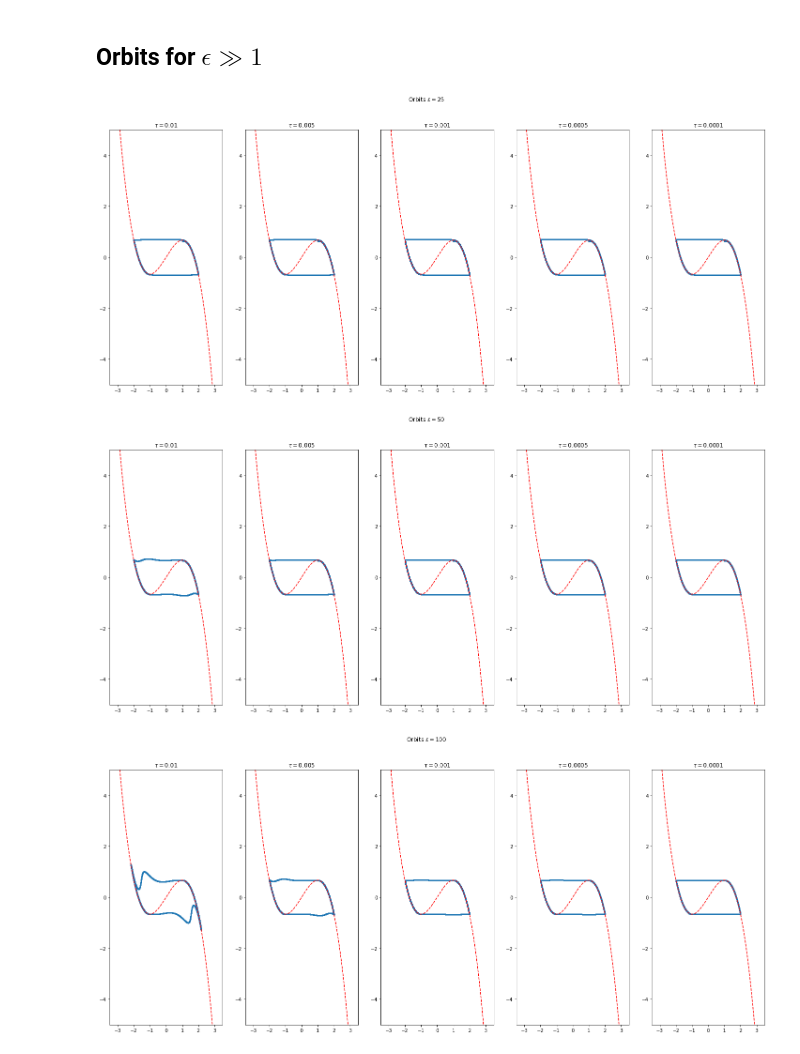
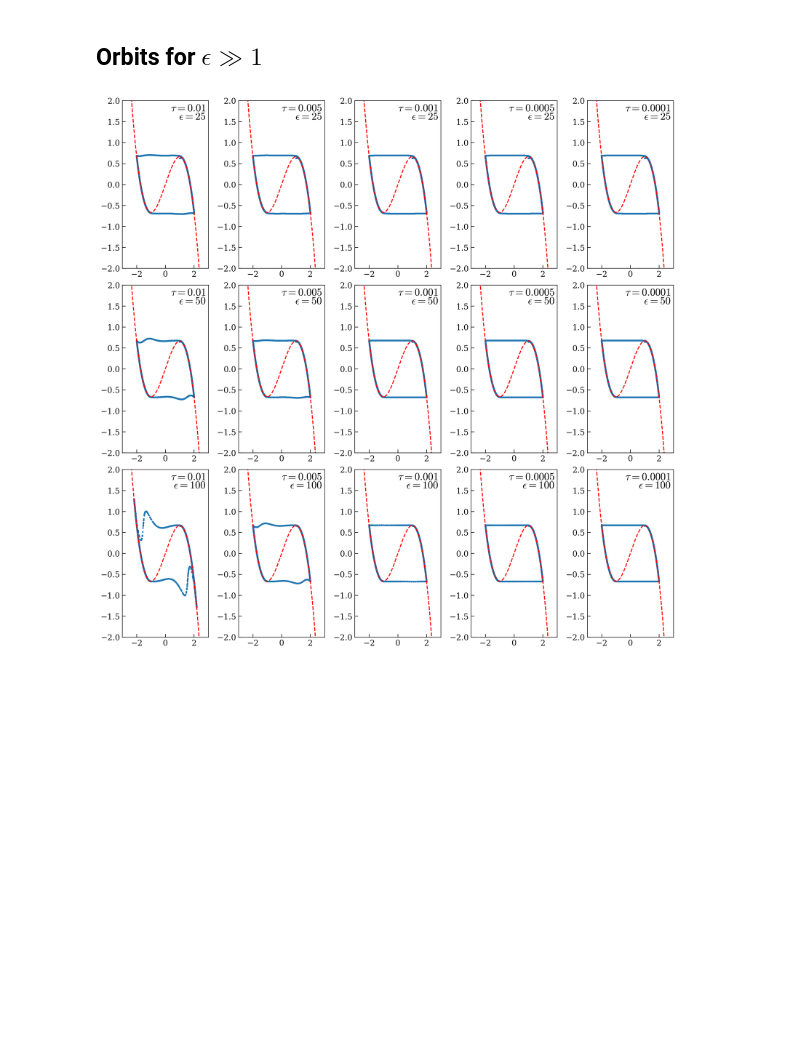
Before and after one commit to fzadra/VanDerPolContact, a Jupyter notebook: VDP-Orbits.ipynb, the cells around one changed output. Drawn from its saved outputs; the diff is of its cells as text; code cells hidden in the pictures; blank space fills up the shorter version.

```diff
--- a/VDP-Orbits.ipynb
+++ b/VDP-Orbits.ipynb
@@ -37,19 +52,27 @@ tf = 10000
 p0, q0, s0 = 0, 0., 1.
 epsilon = 0
 vdp = VanDerPol(epsilon, 0, 0)
-plt.figure(figsize=(12,12))
+plt.figure(figsize=(12,12), dpi=300)
+tspan0 = np.arange(0, 2*np.pi, 0.01)
 for fact, spl in [(256,"331"),(128,"332"),(64,"333"),
                 (32,"334"),(16,"335"),(8,"336"),
                 (4,"337"),(2,"338"),(1,"339")]:
     tspan = np.arange(0, tf, np.pi/fact)
     plt.subplot(spl)
     sol, sols, _ = ic.integrate(li.step1, vdp, tspan, p0, q0, s0)
-    plt.plot(sol[:,1],sols,
-             '.',label=r"$\tau = \pi $/" f"${fact}$")
+    #plt.title(f"$\\tau = \\pi/{fact}$")
+    plt.text(0,0,
+             f"$\\tau = \\pi/{fact}$" if fact>1 else "$\\tau = \\pi$"
+             , horizontalalignment="center", rasterized=True)
+    plt.plot(np.cos(tspan0),np.sin(tspan0),'-.',label="Exact",lw=0.7)
+    plt.plot(sol[:,1],sols[:],'.',label="Numeric",ms=0.2 if fact > 2 else 5, rasterized=True)
     plt.gca().set_aspect('equal', adjustable='box')
     plt.xlim((-1.5,1.5))
     plt.ylim((-1.5,1.5))
-    plt.legend(loc='upper left')
+    plt.xticks([-1,0,1])
+    plt.yticks([-1,0,1])
+    #plt.legend(loc='upper right')
 
+plt.savefig("e0.pdf")
 plt.show()
 # %% [output]
@@ -132,26 +164,35 @@ plt.show()
 # %% [markdown]
 ## Orbits for $\epsilon \gg 1$
 # %%
-tf = 10000
+tf = 1000000 #10**7
 p0, q0, s0 = -1., 1., 1.
+r,c = 3,5
+
 elist=[25,50,100]
-x=np.arange(-3.5,3.5,0.01)
-for epsilon in elist:
+x = np.arange(-3.5,3.5,0.01)
+
+fig = plt.figure(figsize=(15,15), dpi=300)
+plt.subplots_adjust(hspace=0.1, wspace=0.35)
+
+for i,epsilon in enumerate(elist):
     vdp = VanDerPol(epsilon, 0, 0)
-    plt.figure(figsize=(15,10))
-    plt.suptitle(r"Orbits $\epsilon =$" f"{epsilon}")
-    for dt, spl in [(0.01,"151"),(0.005,"152"),(0.001,"153"),(0.0005,"154"),(0.0001,"155")]:
-        tspan = np.arange(0, dt*10**7, dt)
-        plt.subplot(spl)
-        plt.gca().set_title(r"$\tau = " f"${dt}")
+
+    for dt, spl in [
+        (0.01,1),(0.005,2),(0.001,3),(0.0005,4),(0.0001,5)
+    ]:
+        tspan = np.arange(0, dt*(tf*10 if epsilon == 100 and spl == 5 else tf), dt)
+        ax = fig.add_subplot(r,c, i*c + spl)
+        ax.set_xlim(-3,3)
+        ax.set_ylim(-2,2)
+        ax.text(2.8,1.75,f"$\\tau = {dt}$",horizontalalignment="right")
+        ax.text(2.8,1.55, f"$\epsilon={epsilon}$",horizontalalignment="right")
+
         sol, sols, _ = ic.integrate(li.step1, vdp, tspan, p0, q0, s0)
-        plt.plot(sol[:,1],sol[:,1]-(sol[:,1])**3 /3 - (sols/epsilon),
-                 '.',markersize=3)
-        plt.plot(x, x-(1/3)*(x)**3,'r--')
-        plt.xlim((-3,3))
-        plt.ylim((-2,2))
-    plt.show()
+        ax.plot(sol[:,1],sol[:,1]-(sol[:,1])**3 /3 - (sols/epsilon),
+                 '.', markersize=3, rasterized=True)
+        ax.plot(x, x-(1/3)*(x)**3,'r--', rasterized=True)
+
+plt.savefig("orbits.pdf")
+plt.show()
 # %% [output]
-[figure, old version]
+[figure, new version]
-[figure, removed]
-[figure, removed]
```
Also changed, not shown: parts of 12 cells of this notebook, 5 other files.
